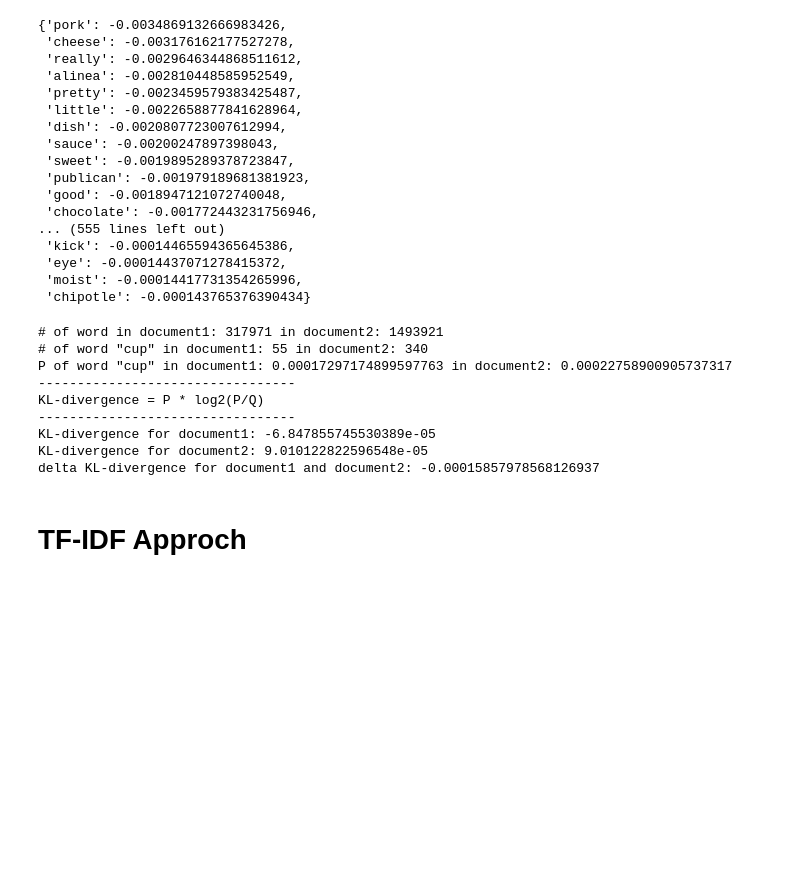
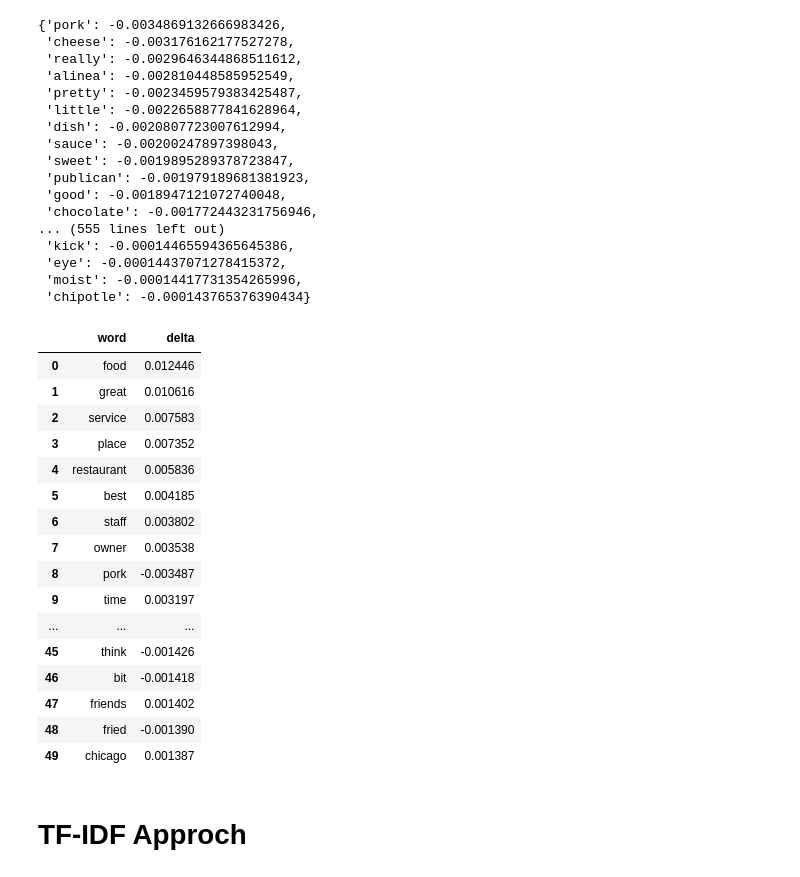
Before and after one commit to Amstelz/fake-review-detection, a Jupyter notebook: Code/separate_class.ipynb, the cells around one changed output. Cells and saved outputs as stored; diff of their text form; code cells hidden in the pictures; blank space fills up the shorter version.

```diff
--- a/Code/separate_class.ipynb
+++ b/Code/separate_class.ipynb
@@ -281,3 +281,5 @@ chipotle: -0.000143765376390434
 # %%
 top_words_fake = {i:delta_words_dict[i] for i in top_words if delta_words_dict[i] > 0}
 top_words_genuine = {i:delta_words_dict[i] for i in top_words if delta_words_dict[i] < 0}
+# %%
+top_words = {i:delta_words_dict[i] for i in top_words}
@@ -323,3 +345,6 @@ top_words_genuine
  'chipotle': -0.000143765376390434}
 # %%
 stop = stopwords.words('english')
+# %%
+pure_top_words = {i[0]:i[1] for i in top_words.items() if i[0] not in stop}
+pure_top_words
@@ -424,18 +459,32 @@ pure_top_words_genuine
  'eye': -0.00014437071278415372,
  'moist': -0.00014417731354265996,
  'chipotle': -0.000143765376390434}
-# %%
-calculate.print_summary_kl('cup', common_dict_fake, common_dict_genuine)
-# %% [output]
-# of word in document1: 317971 in document2: 1493921
-# of word "cup" in document1: 55 in document2: 340
-P of word "cup" in document1: 0.00017297174899597763 in document2: 0.00022758900905737317
----------------------------------
-KL-divergence = P * log2(P/Q)
----------------------------------
-KL-divergence for document1: -6.847855745530389e-05
-KL-divergence for document2: 9.010122822596548e-05
-delta KL-divergence for document1 and document2: -0.00015857978568126937
+# %%
+def dict_to_df(dict):
+    df = pd.DataFrame.from_dict(dict, orient='index')
+    df = df.reset_index()
+    df.columns = ['word', 'delta']
+    return df
+# %%
+dict_to_df(pure_top_words).head(50)
+# %% [output]
+|  | word | delta |
+| 0 | food | 0.012446 |
+| 1 | great | 0.010616 |
+| 2 | service | 0.007583 |
+| 3 | place | 0.007352 |
+| 4 | restaurant | 0.005836 |
+| 5 | best | 0.004185 |
+| 6 | staff | 0.003802 |
+| 7 | owner | 0.003538 |
+| 8 | pork | -0.003487 |
+| 9 | time | 0.003197 |
+| ... | ... | ... |
+| 45 | think | -0.001426 |
+| 46 | bit | -0.001418 |
+| 47 | friends | 0.001402 |
+| 48 | fried | -0.001390 |
+| 49 | chicago | 0.001387 |
 # %% [markdown]
 # TF-IDF Approch
 # %%
```
Also changed, not shown: parts of 18 cells of this notebook, 12 other files.
